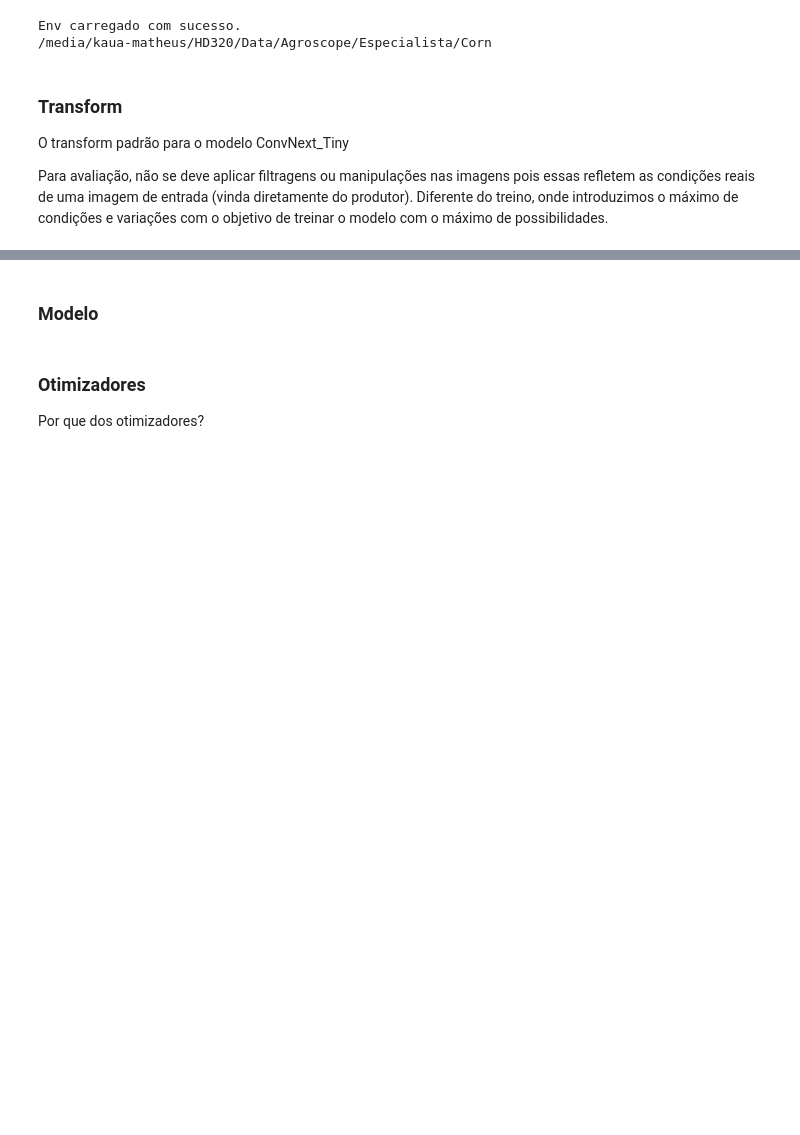
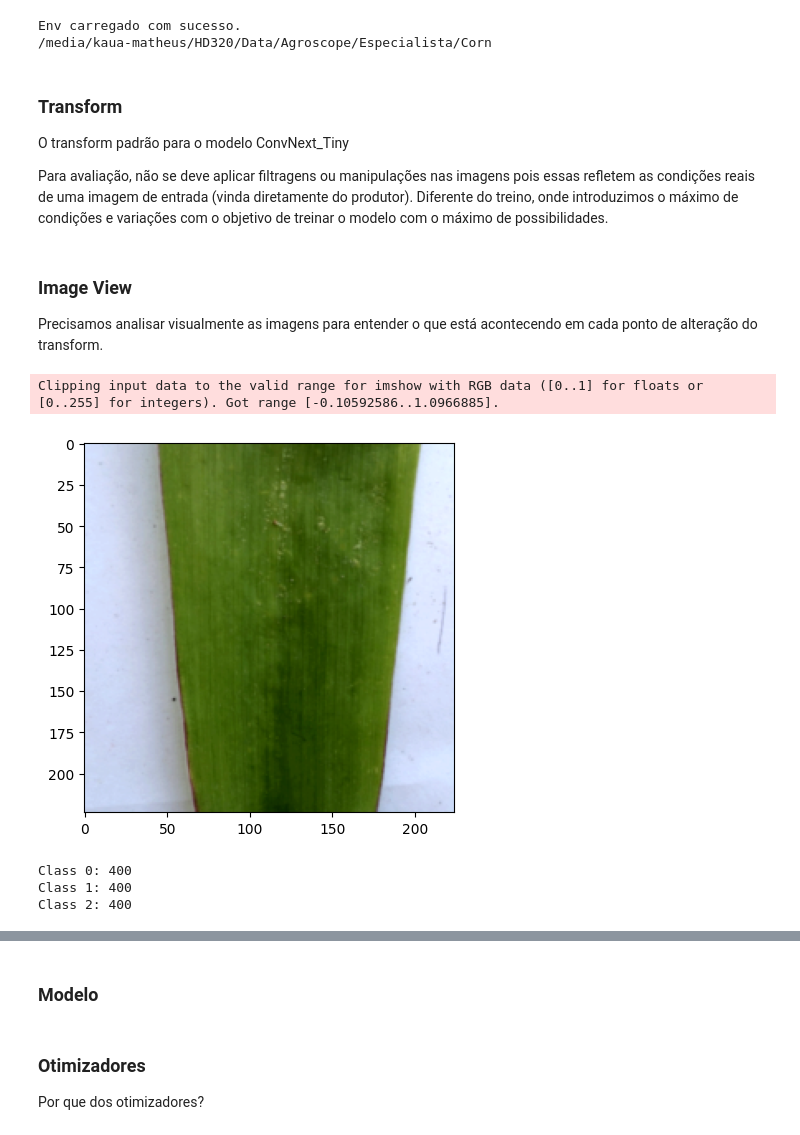
Before and after one commit to Kaua-Matheus/Agroscope-IA, a Jupyter notebook: step_2.ipynb, the cells around one changed output, grey strips where cells are left out. Drawn from its saved outputs; the diff is of its cells as text; code cells hidden in the pictures; blank space fills up the shorter version.

```diff
--- a/step_2.ipynb
+++ b/step_2.ipynb
@@ -50,8 +59,10 @@ Diferente do treino, onde introduzimos o máximo de condições e variações co
 # %%
 train_tf = transforms.Compose([
     transforms.Resize(256),
-    transforms.RandomResizedCrop(224, scale=(.85, 1.0)),
+    transforms.RandomResizedCrop(224, scale=(.85, 1.0), antialias=True),
     transforms.RandomHorizontalFlip(0.5),
+    transforms.TrivialAugmentWide(),
+    transforms.ColorJitter(brightness=0.4, contrast=0.4, saturation=0.4),
     transforms.ToTensor(),
     transforms.Normalize([.485, .456, .406], [.229, .224, .225])
 ])
@@ -67,3 +78,14 @@ eval_tf = transforms.Compose([
 # %%
 full_ds = ImageFolder(DATA_DIR, transform=train_tf)
 num_classes = len(full_ds.classes)
+# %% [markdown]
+### Image View
+Precisamos analisar visualmente as imagens para entender o que está acontecendo em cada ponto de alteração do transform.
+# %%
+image = Image.open(full_ds.imgs[np.random.randint(0, len(full_ds) - 1)][0])
+image_tensor = train_tf(image)
+
+Imshow(torchvision.utils.make_grid(image_tensor.unsqueeze(0)))
+# %% [output]
+Clipping input data to the valid range for imshow with RGB data ([0..1] for floats or [0..255] for integers). Got range [-0.10592586..1.0966885].
+[figure, added]
@@ -70 +121,20 @@ num_classes = len(full_ds.classes)
+# %%
+balanced_indices = []
+
+for class_label, indices in class_indices.items():
+    if len(indices) > low:
+        random.shuffle(indices)
+        selected_indices = indices[:low]
+    else:
+        selected_indices = indices
+
+    balanced_indices.extend(selected_indices)
+    print(f"Class {class_label}: {len(selected_indices)}")
+
+random.shuffle(balanced_indices)
+dataset = Subset(full_ds, balanced_indices)
+# %% [output]
+Class 0: 400
+Class 1: 400
+Class 2: 400
 # %%
```
Also changed, not shown: parts of 8 cells of this notebook, 1 other file.
